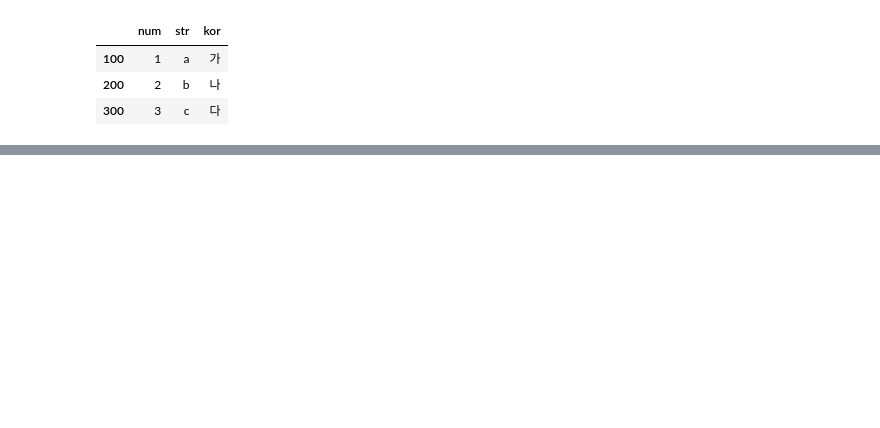
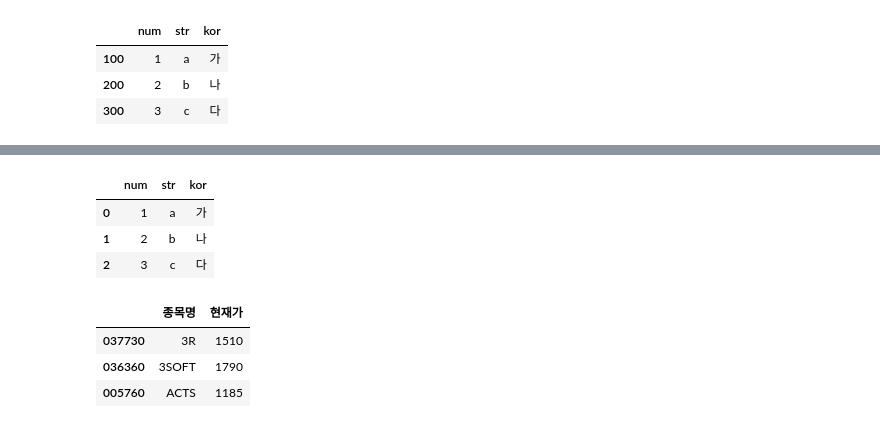
Before and after one commit to orin00/colab, a Jupyter notebook: DataFrame.ipynb, the cells around one changed output, grey strips where cells are left out. Saved outputs shown, nothing was run; the diff lists cells and outputs as text; code cells hidden in the pictures; blank space fills up the shorter version.

```diff
--- a/DataFrame.ipynb
+++ b/DataFrame.ipynb
@@ -34,0 +44,21 @@ df.rename(index={0:100, 1:200, 2:300}, columns={'숫자':'num', '문자':'str',
+# %%
+df.reset_index(drop=True, inplace=True)
+df
+# %% [output]
+|  | num | str | kor |
+| 0 | 1 | a | 가 |
+| 1 | 2 | b | 나 |
+| 2 | 3 | c | 다 |
+# %%
+idx = ["037730", "036360", "005760"]
+col = ['종목명', '현재가']
+data = [["3R", "1510"],
+         ["3SOFT", 1790],
+         ["ACTS", 1185]]
+df = pd.DataFrame(data, columns=col, index=idx)
+df
+# %% [output]
+|  | 종목명 | 현재가 |
+| 037730 | 3R | 1510 |
+| 036360 | 3SOFT | 1790 |
+| 005760 | ACTS | 1185 |
```
Also changed, not shown: parts of 9 cells of this notebook.
